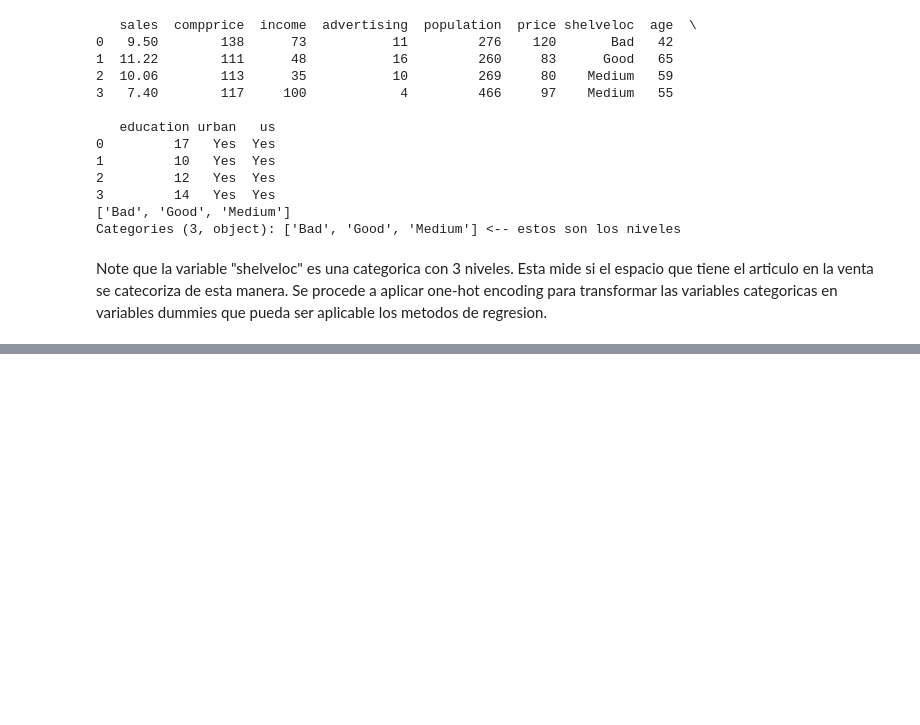
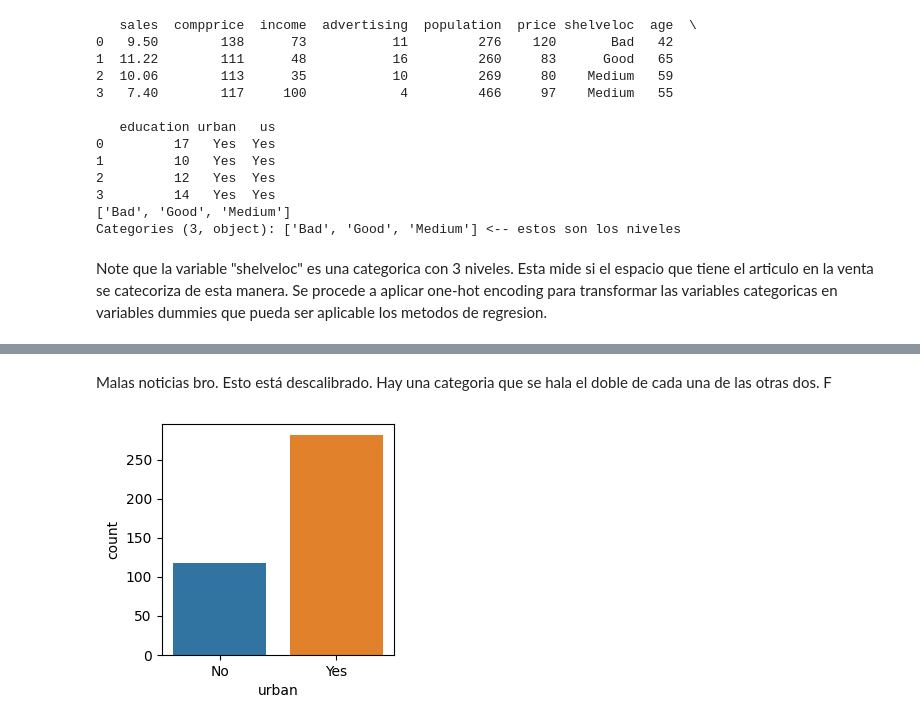
Before and after one commit to JhonatanSmith/LabsISLP, a Jupyter notebook: Smith/Chapter 3/Lab chapter 3.ipynb, the cells around one changed output, grey strips where cells are left out. Drawn from its saved outputs; the diff is of its cells as text; code cells hidden in the pictures; blank space fills up the shorter version.

```diff
--- a/Smith/Chapter 3/Lab chapter 3.ipynb
+++ b/Smith/Chapter 3/Lab chapter 3.ipynb
@@ -595,0 +635,9 @@ Se procede a aplicar one-hot encoding para transformar las variables categoricas
+# %% [markdown]
+Malas noticias bro. Esto está descalibrado. Hay una categoria que se hala el doble de cada una de las otras dos. F
+# %%
+plt.subplots(figsize = (3,3))[1]
+sns.countplot(x = "urban", data = carseats)
+plt.xticks(rotation = 0)
+plt.show()
+# %% [output]
+[figure, added]
```
Also changed, not shown: parts of 46 cells of this notebook, 1 other file.
